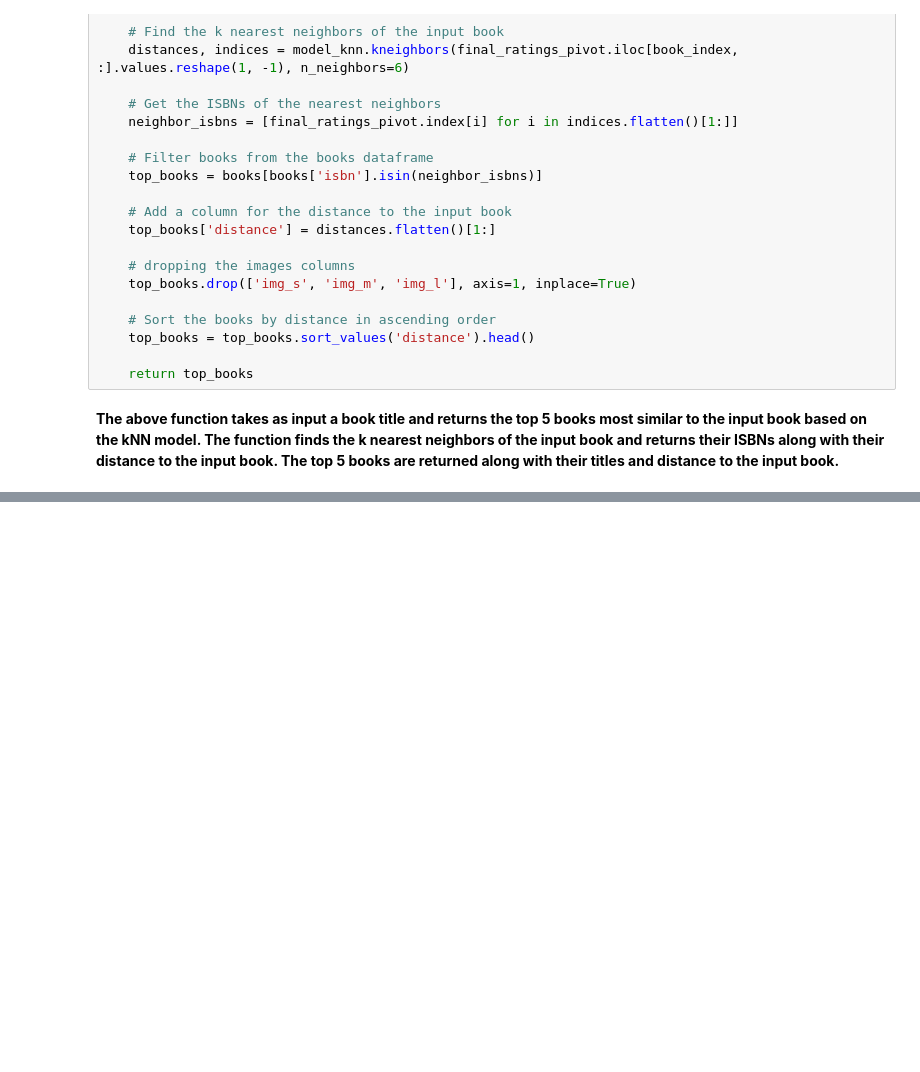
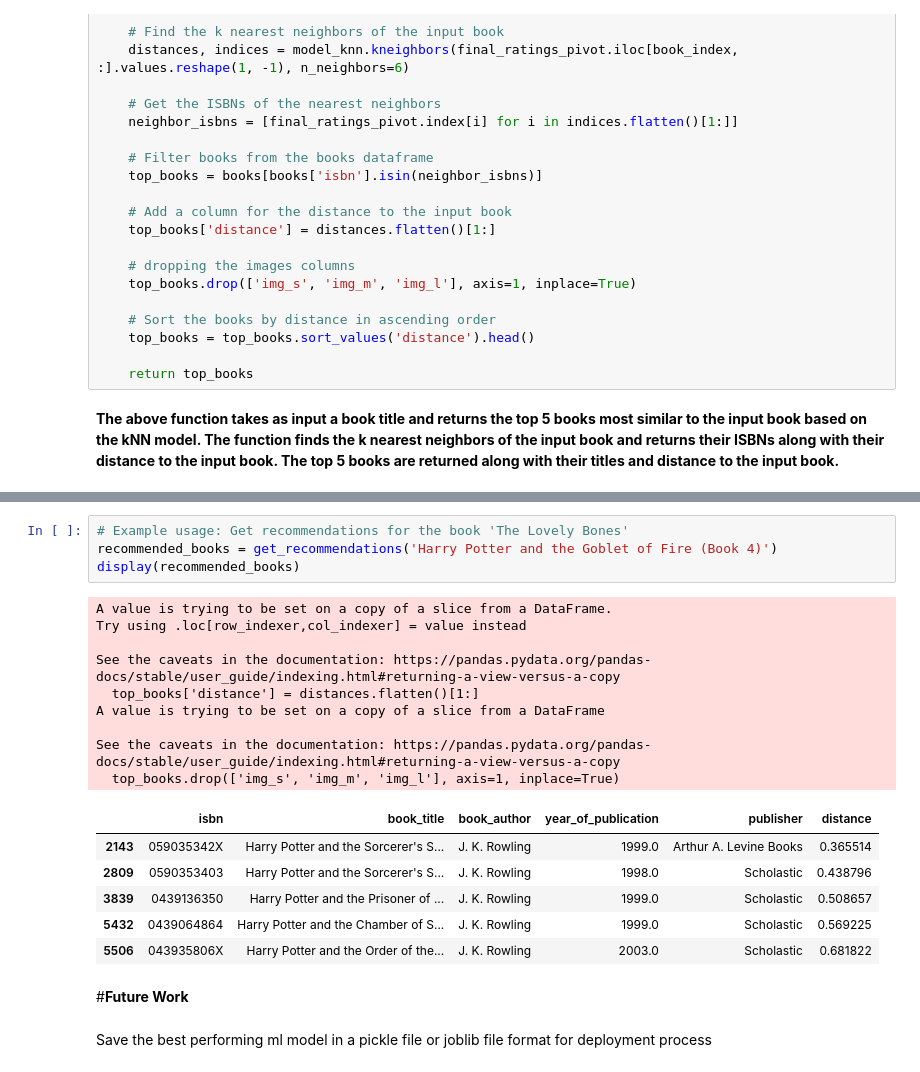
Before and after one commit to Gautamadarshi/Book-Recommendation-System, a Jupyter notebook: Book_Recommendendation_System.ipynb, the cells around one changed output, grey strips where cells are left out. Saved outputs shown, nothing was run; the diff lists cells and outputs as text; blank space fills up the shorter version.

```diff
--- a/Book_Recommendendation_System.ipynb
+++ b/Book_Recommendendation_System.ipynb
@@ -1224,3 +1258,28 @@ See the caveats in the documentation: https://pandas.pydata.org/pandas-docs/stab
 | 2536 | 0385265700 | The Book of Ruth (Oprah's Book Cl... | Jane Hamilton | 1990.0 | Anchor | 0.765945 |
 | 3939 | 0316096199 | Lucky : A Memoir | Alice Sebold | 2002.0 | Back Bay Books | 0.767395 |
 | 4824 | 0316601950 | The Pilot's Wife : A Novel | Anita Shreve | 1999.0 | Back Bay Books | 0.776212 |
+# %%
+# Example usage: Get recommendations for the book 'The Lovely Bones'
+recommended_books = get_recommendations('Harry Potter and the Goblet of Fire (Book 4)')
+display(recommended_books)
+# %% [output]
+A value is trying to be set on a copy of a slice from a DataFrame.
+Try using .loc[row_indexer,col_indexer] = value instead
+
+See the caveats in the documentation: https://pandas.pydata.org/pandas-docs/stable/user_guide/indexing.html#returning-a-view-versus-a-copy
+  top_books['distance'] = distances.flatten()[1:]
+A value is trying to be set on a copy of a slice from a DataFrame
+
+See the caveats in the documentation: https://pandas.pydata.org/pandas-docs/stable/user_guide/indexing.html#returning-a-view-versus-a-copy
+  top_books.drop(['img_s', 'img_m', 'img_l'], axis=1, inplace=True)
+|  | isbn | book_title | book_author | year_of_publication | publisher | distance |
+| 2143 | 059035342X | Harry Potter and the Sorcerer's S... | J. K. Rowling | 1999.0 | Arthur A. Levine Books | 0.365514 |
+| 2809 | 0590353403 | Harry Potter and the Sorcerer's S... | J. K. Rowling | 1998.0 | Scholastic | 0.438796 |
+| 3839 | 0439136350 | Harry Potter and the Prisoner of ... | J. K. Rowling | 1999.0 | Scholastic | 0.508657 |
+| 5432 | 0439064864 | Harry Potter and the Chamber of S... | J. K. Rowling | 1999.0 | Scholastic | 0.569225 |
+| 5506 | 043935806X | Harry Potter and the Order of the... | J. K. Rowling | 2003.0 | Scholastic | 0.681822 |
+# %% [markdown]
+#**Future Work**
+# %% [markdown]
+
+Save the best performing ml model in a pickle file or joblib file format for deployment process
```
Also changed, not shown: parts of 15 cells of this notebook.
